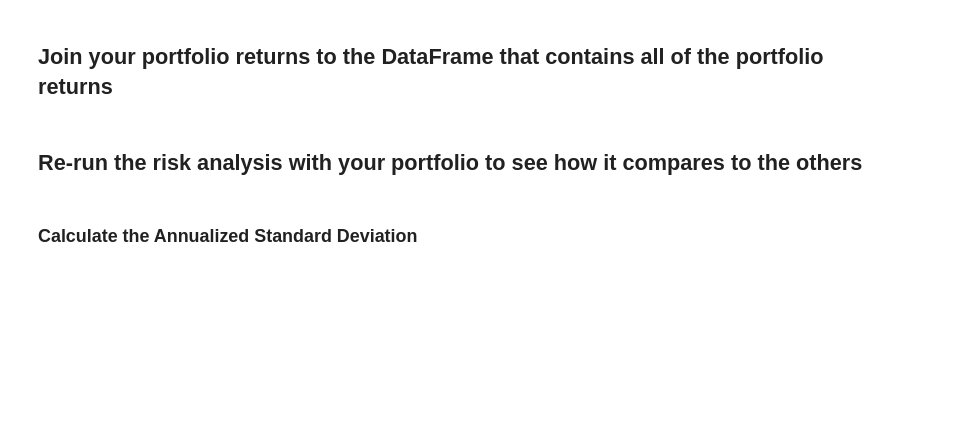
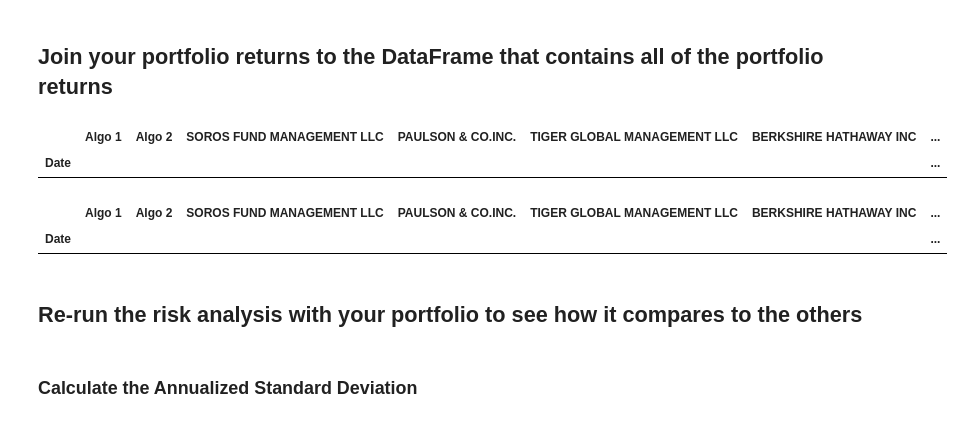
Before and after one commit to JimP315/Panthas, a Jupyter notebook: Starter_Code/whale_analysis.ipynb, the cells around one changed output. Saved outputs shown, nothing was run; the diff lists cells and outputs as text; code cells hidden in the pictures; blank space fills up the shorter version.

```diff
--- a/Starter_Code/whale_analysis.ipynb
+++ b/Starter_Code/whale_analysis.ipynb
@@ -562,0 +585,7 @@ weights = [1/3, 1/3, 1/3]
+# %%
+DMP_returns = DMP_returns.dropna()
+
+
+# Display sample data
+DMP_returns = DMP_returns.pct_change()
+DMP_returns.head()
@@ -562,0 +606,7 @@ weights = [1/3, 1/3, 1/3]
+# %%
+TSLA_returns = TSLA_returns.dropna()
+
+
+# Display sample data
+TSLA_returns = TSLA_returns.pct_change()
+TSLA_returns.head()
@@ -562,0 +627,7 @@ weights = [1/3, 1/3, 1/3]
+# %%
+UNH_returns = UNH_returns.dropna()
+
+
+# Display sample data
+UNH_returns = UNH_returns.pct_change()
+UNH_returns.head()
@@ -562,0 +648,6 @@ weights = [1/3, 1/3, 1/3]
+# %%
+WES_returns = WES_returns.dropna()
+
+# Display sample data
+WES_returns = WES_returns.pct_change()
+WES_returns.head()
@@ -564,8 +694,18 @@ weights = [1/3, 1/3, 1/3]
 ## Join your portfolio returns to the DataFrame that contains all of the portfolio returns
 # %%
 # Join your returns DataFrame to the original returns DataFrame
+combined2_df = pd.concat([algo_returns, whale_returns, sp_tsx_history, AMZN_returns, DMP_returns, TSLA_returns, UNH_returns, WES_returns], axis = "columns", join = "inner")
+combined2_df.tail(20)
+# %% [output]
+|  | Algo 1 | Algo 2 | SOROS FUND MANAGEMENT LLC | PAULSON & CO.INC. | TIGER GLOBAL MANAGEMENT LLC | BERKSHIRE HATHAWAY INC | ... |
+| Date |  |  |  |  |  |  | ... |
 # %%
 # Only compare dates where return data exists for all the stocks (drop NaNs)
+combined2_df = combined2_df.dropna()
+combined2_df.head()
+# %% [output]
+|  | Algo 1 | Algo 2 | SOROS FUND MANAGEMENT LLC | PAULSON & CO.INC. | TIGER GLOBAL MANAGEMENT LLC | BERKSHIRE HATHAWAY INC | ... |
+| Date |  |  |  |  |  |  | ... |
 # %% [markdown]
 ## Re-run the risk analysis with your portfolio to see how it compares to the others
 # %% [markdown]
```
Also changed, not shown: parts of 30 cells of this notebook.
